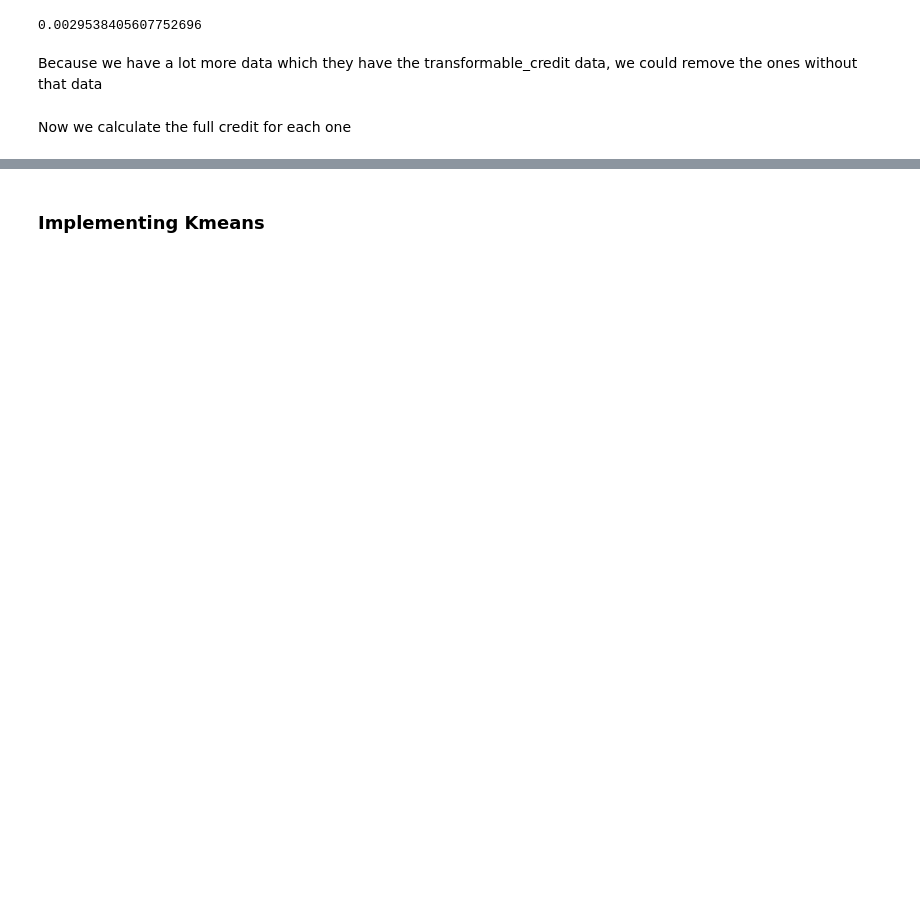
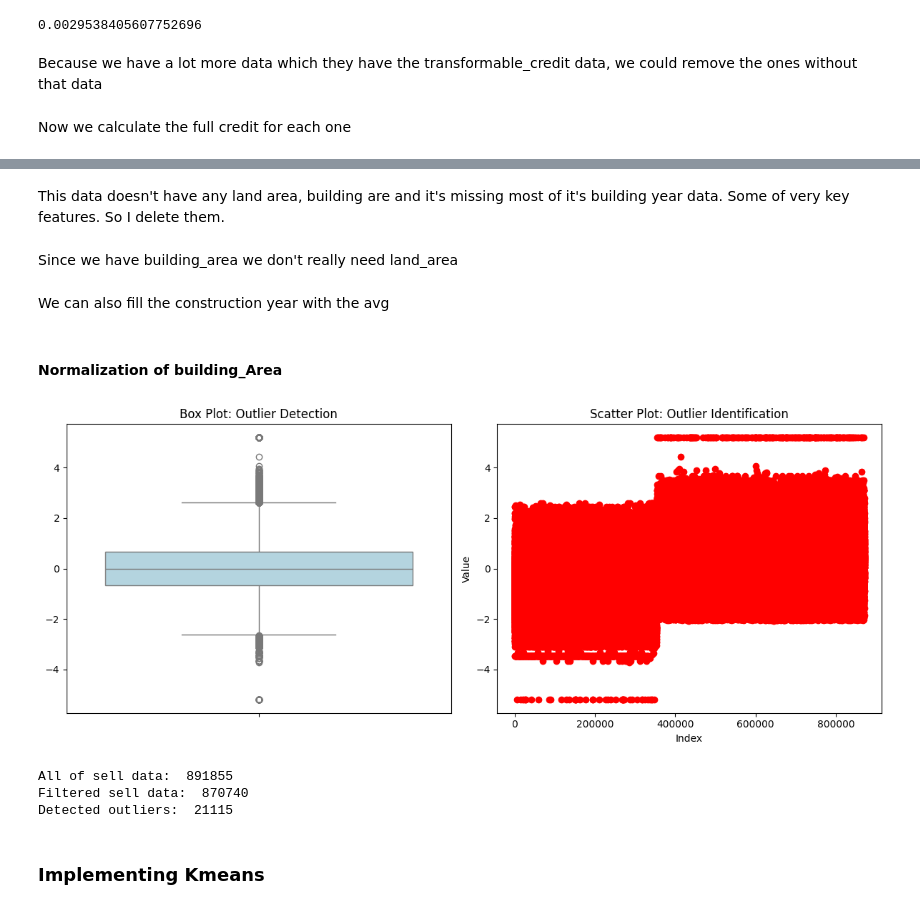
Before and after one commit to AbtinRahbari/AI_Delta_QBC9_G3, a Jupyter notebook: Clustering.ipynb, the cells around one changed output, grey strips where cells are left out. Saved outputs shown, nothing was run; the diff lists cells and outputs as text; code cells hidden in the pictures; blank space fills up the shorter version.

```diff
--- a/Clustering.ipynb
+++ b/Clustering.ipynb
@@ -365,0 +530,10 @@ Now we calculate the full credit for each one
+# %%
+final_data = pd.concat([filtered_rent_data, filtered_sell_data], ignore_index=False)
+del filtered_sell_data
+del filtered_rent_data
+del data
+final_data = final_data.drop(columns=['rent_mode', 'rent_value', 'rent_type', 'price_mode', 'price_value','credit_mode',
+                                      'credit_value', 'rent_credit_transform', 'transformable_price','transformable_credit',
+                                      'transformed_credit', 'transformable_rent', 'transformed_rent',
+                                      'rent_price_on_regular_days', 'rent_price_on_special_days', 'rent_price_at_weekends',
+                                      'location_radius', 'construction_year_mean', 'building_size_mean'])
@@ -365,0 +561,55 @@ Now we calculate the full credit for each one
+# %% [markdown]
+This data doesn't have any land area, building are and it's missing most of it's building year data. Some of very key features. So I delete them.
+# %%
+final_data = final_data[final_data.building_size.notna()]
+# %% [markdown]
+Since we have building_area we don't really need land_area
+# %%
+final_data = final_data.drop(columns=['land_size'])
+# %% [markdown]
+We can also fill the construction year with the avg
+# %%
+final_data.construction_year = final_data.construction_year.fillna(np.floor(final_data.construction_year.mean()))
+# %% [markdown]
+#### Normalization of building_Area
+# %%
+# final_data.building_size
+
+# Filter out all values that are lower than 1 percent and hhigher than 99 percent since we have a lot of anomalies
+upper_threshold = final_data.building_size.quantile(0.98)
+# Tunning the lower threshold was crucial because with lower quantile,
+# we would have residential ads with 2 square meter that isn't logical
+lower_threshold = final_data.building_size.quantile(0.003)
+filtered_size_data = final_data[(final_data['building_size'] < upper_threshold) & (final_data['building_size'] > lower_threshold)]
+size_outlier = final_data.shape[0]-filtered_size_data.shape[0]
+
+
+# Now we transform the final_credit data into a normal distribution
+qt = QuantileTransformer(output_distribution='normal')
+transformed_data = qt.fit_transform(filtered_size_data['final_credit'].to_numpy().reshape(-1, 1))
+
+# Create a figure for multiple plots
+fig, axes = plt.subplots(1, 2, figsize=(12, 5))
+
+# Box Plot (detect outliers)
+sns.boxplot(y=transformed_data.flatten(), ax=axes[0], color='lightblue')
+axes[0].set_title("Box Plot: Outlier Detection")
+
+# Scatter Plot (visualize extreme values)
+axes[1].scatter(range(len(transformed_data)), transformed_data, color='red')
+axes[1].set_title("Scatter Plot: Outlier Identification")
+axes[1].set_xlabel("Index")
+axes[1].set_ylabel("Value")
+
+plt.tight_layout()
+plt.show()
+
+# Reporting the data loss
+print('All of sell data: ', final_data.shape[0])
+print('Filtered sell data: ', filtered_size_data.shape[0])
+print('Detected outliers: ', size_outlier)
+# %% [output]
+[figure, added]
+All of sell data:  891855
+Filtered sell data:  870740
+Detected outliers:  21115
```
Also changed, not shown: parts of 31 cells of this notebook.
